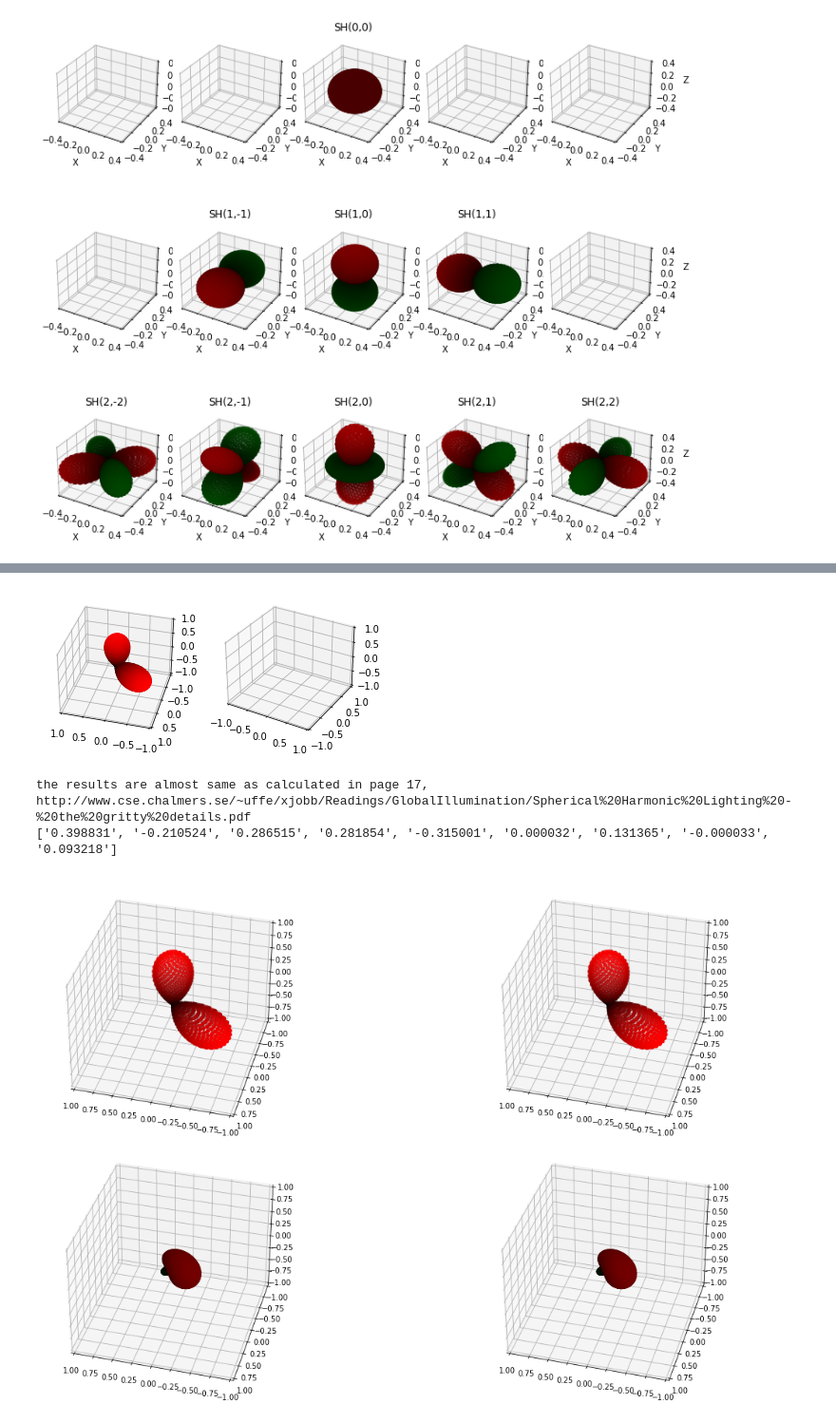
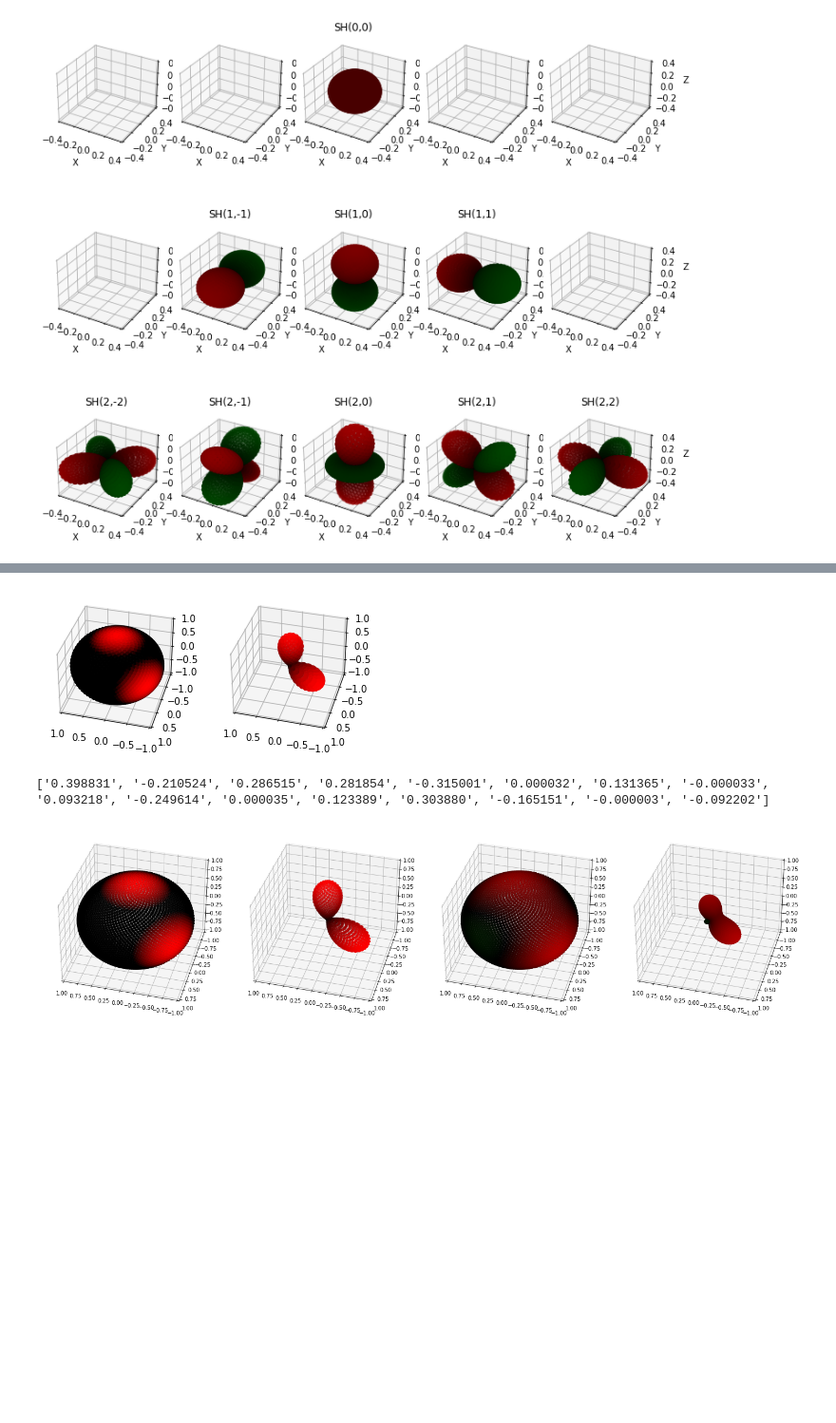
Before and after one commit to fancyzero/SphericalHarmonicNotebook, a Jupyter notebook: MyPrt.ipynb, the cells around one changed output, grey strips where cells are left out. Shown at 95% size. Cells and saved outputs as stored; diff of their text form; code cells hidden in the pictures; blank space fills up the shorter version.

```diff
--- a/MyPrt.ipynb
+++ b/MyPrt.ipynb
@@ -221,7 +222,13 @@ def getSphericalSampleCoords(numSamples):
 def sampleSphericalFunction(func,sphericalSampleCoords):
     return [ func(coord[0],coord[1]) for coord in sphericalSampleCoords ]
 
-def plotSphericalSamples(func, sphericalSampleCoords, ax ):
+def plotSphericalSamples(func, sphericalSampleCoords, ax=None, showSphere = False ):
+
+    if ax == None:
+        fig,ax = plt.subplots(figsize=[20, 10], subplot_kw=dict(projection="3d"))
+        ax.set_xlim3d(-1,1)
+        ax.set_ylim3d(-1,1)
+        ax.set_zlim3d(-1,1)
     x = []
     y = []
     z = []
@@ -234,14 +241,18 @@ def plotSphericalSamples(func, sphericalSampleCoords, ax ):
         yy = math.sin(theta)*math.sin(phi)
         zz = math.cos(phi)
         v = s
+        vv = v
+        if showSphere:
+            vv = math.copysign(1,v)
 
-        x.append(xx*abs(v))
-        y.append(yy*abs(v))
-        z.append(zz*abs(v))
+        x.append(xx*abs(vv))
+        y.append(yy*abs(vv))
+        z.append(zz*abs(vv))
         if v > 1 :
             v = 1
         if v < -1:
             v = -1
+
         if v > 0:
             color.append([v,0 , 0])
         else:
@@ -365,17 +324,19 @@ def myFunc(theta, phi):
 
 fig, axes = plt.subplots(nrows=1, ncols=2, subplot_kw=dict(projection="3d",xlim3d=(-1,1),ylim3d=(-1,1),zlim3d=(-1,1)))
 axes[0].view_init(35,45+60)
+axes[1].view_init(35,45+60)
 
-plotSphericalSamples(myFunc,coords, axes[0])
+plotSphericalSamples(myFunc,coords, axes[0],showSphere=True)
+plotSphericalSamples(myFunc,coords, axes[1])
 # %% [output]
-[figure, old version]
+[figure, new version]
 # %%
 # projection
 # project into 9 sh basis
 
 SHbasis = []
 
-for l in range(0, 3):
+for l in range(0, 4):
     for m in range(-l, l+1):
         SHbasis.append(partial(SH,l,m))
 
@@ -392,34 +353,32 @@ for basis in SHbasis:
     SHSamples = sampleSphericalFunction(basis,coords)
     coeffs.append(np.dot(SHSamples, np.array(sourceFuncSamples)*factor))
 
-print(r"the results are almost same as calculated in page 17, http://www.cse.chalmers.se/~uffe/xjobb/Readings/GlobalIllumination/Spherical%20Harmonic%20Lighting%20-%20the%20gritty%20details.pdf")
+
 print(["%.6f" % elem for elem in coeffs])
 # %% [output]
-the results are almost same as calculated in page 17, http://www.cse.chalmers.se/~uffe/xjobb/Readings/GlobalIllumination/Spherical%20Harmonic%20Lighting%20-%20the%20gritty%20details.pdf
-['0.398831', '-0.210524', '0.286515', '0.281854', '-0.315001', '0.000032', '0.131365', '-0.000033', '0.093218']
+['0.398831', '-0.210524', '0.286515', '0.281854', '-0.315001', '0.000032', '0.131365', '-0.000033', '0.093218', '-0.249614', '0.000035', '0.123389', '0.303880', '-0.165151', '-0.000003', '-0.092202']
 # %%
 # rebuild
 def reconstucted(coeffs, basis, theta,phi):
     result = 0
     for coeff,b in zip(coeffs, basis):
         result += b(theta, phi)*coeff
     return result
 
 
-g = partial(reconstucted, coeffs, SHbasis)
+f = partial(reconstucted, coeffs, SHbasis)
 # show original function and compare with rebuilt from coeffs
-fig,axes = plt.subplots(nrows = 2, ncols = 2,figsize=[20, 10], subplot_kw=dict(projection="3d"))
+fig,axes = plt.subplots(nrows = 1, ncols = 4,figsize=[20, 10], subplot_kw=dict(projection="3d"))
 fig.tight_layout()
-for row in axes:
-    for ax in row:
-        ax.set_xlim3d(-1,1)
-        ax.set_ylim3d(-1,1)
-        ax.set_zlim3d(-1,1)
-        ax.view_init(35,45+60)
+for ax in axes:
+    ax.set_xlim3d(-1,1)
+    ax.set_ylim3d(-1,1)
+    ax.set_zlim3d(-1,1)
+    ax.view_init(35,45+60)
 
-plotSphericalSamples(myFunc, coords, axes[0,0])
-plotSphericalSamples(myFunc, coords, axes[0,1])
-plotSphericalSamples(g, coords,axes[1,0])
-plotSphericalSamples(g, coords,axes[1,1])
+plotSphericalSamples(myFunc, coords, axes[0], showSphere=True)
+plotSphericalSamples(myFunc, coords, axes[1])
+plotSphericalSamples(f, coords,axes[2], showSphere=True)
+plotSphericalSamples(f, coords,axes[3])
 # %% [output]
-[figure, old version]
+[figure, new version]
```
Also changed, not shown: parts of 5 cells of this notebook.
